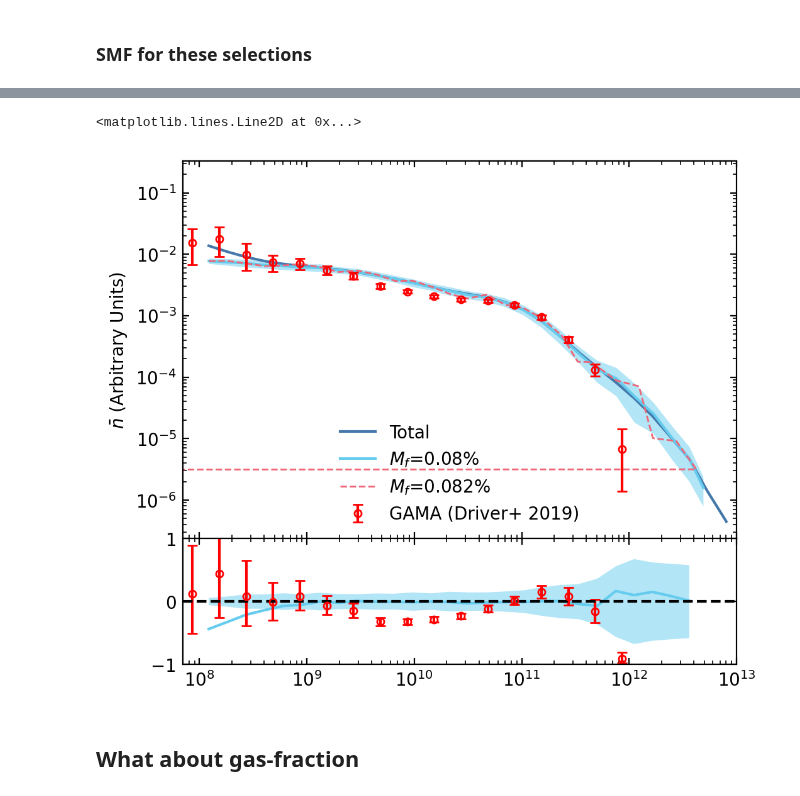
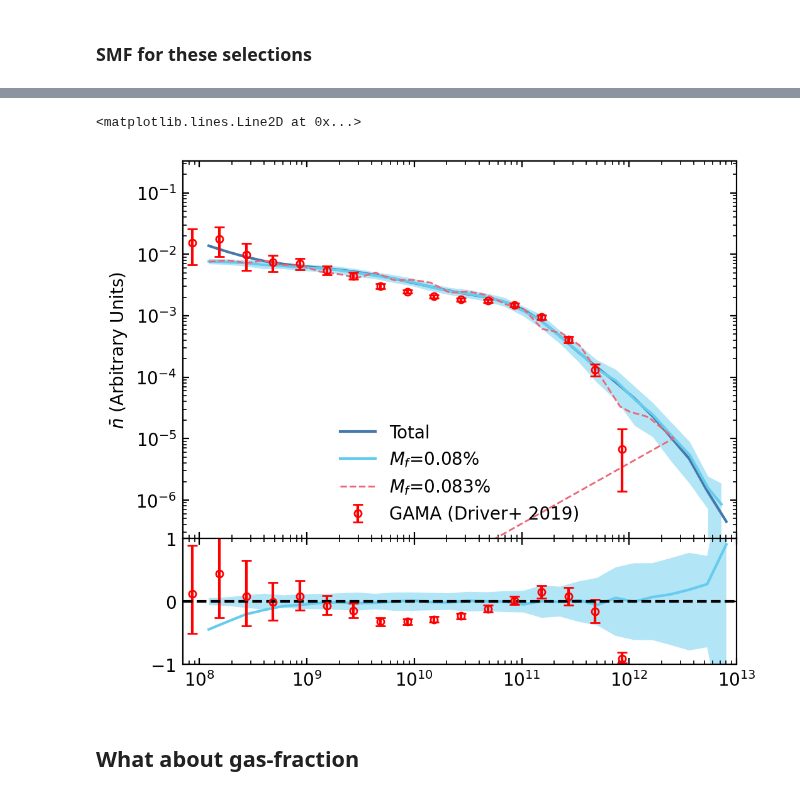
Before and after one commit to fgmaion/MTNG-resims, a Jupyter notebook: Notebooks/estimate_halo_number_DM-MTNG.ipynb, the cells around one changed output, grey strips where cells are left out. Saved outputs shown, nothing was run; the diff lists cells and outputs as text; code cells hidden in the pictures.

```diff
--- a/Notebooks/estimate_halo_number_DM-MTNG.ipynb
+++ b/Notebooks/estimate_halo_number_DM-MTNG.ipynb
@@ -60,3 +60,4 @@ mtng_dm = bacco.Simulation(basedir=basedir, halo_file="groups_265/fof_subhalo_ta
 # %%
 mtng = bacco.utils.load_MTNG(adr="/cosmos_storage/simulations/MTNG/", snap=264)
+mtng.fof['halo_pos'][:,0] = ( mtng.fof['halo_pos'][:,0] - 125 ) % 500
 # %% [output]
@@ -247,11 +275,11 @@ ax1.plot(mean_mstar, mean_smf, color=colors[1], label='$M_f$={:.2f}%'.format(100
 
 ax1.fill_between(mean_mstar, mean_smf-err_smf, mean_smf+err_smf, color=colors[1], alpha=0.5, edgecolor=None)
 
-#for i in range(35,40):
+# for i in range(25,30):
 #   ax1.plot(ens_mstar[i], ens_smf[i])
 
-ax1.plot(ens_mstar[39], ens_smf[39], color=colors[4], ls='--', label='$M_f$={:.3f}%'.format(100*mfrac[26]), lw=1)
-#ax1.plot(ens_mstar[8], ens_smf[8], color=colors[4], ls='--', label='$M_f$={:.3f}%'.format(100*mfrac[8]), lw=1)
+ax1.plot(ens_mstar[28][:-2], ens_smf[28][:-2], color=colors[4], ls='--', label='$M_f$={:.3f}%'.format(100*mfrac[28]), lw=1)
+# ax1.plot(ens_mstar[8], ens_smf[8], color=colors[4], ls='--', label='$M_f$={:.3f}%'.format(100*mfrac[8]), lw=1)
 # ax1.plot(ens_mstar[87], ens_smf[87], color=colors[2], ls='--', label='$M_f$={:.3f}%'.format(100*mfrac[87]), lw=1)
 # ax1.plot(ens_mstar[92], ens_smf[92], color=colors[4], ls='--', label='$M_f$={:.3f}%'.format(100*mfrac[92]), lw=1)
 
@@ -260,34 +288,34 @@ ax1.errorbar(GAMA_corr[:,0], GAMA_corr[:,1], yerr=[GAMA_corr[:,2], GAMA_corr[:,3
 ax1.legend(loc='lower center')
 
 ax1.set_ylabel('$\\bar{n}$ (Arbitrary Units)')
 ax1.set_xticklabels([])
 
 ax2=fig.add_axes((.1,.1,.8,.2))
 
 ax2.set_xlim(7e7,1e13)
 
 ax2.set_xscale('log')
 
 ax2.plot(smf_total['mstar'], np.interp(smf_total['mstar'], mean_mstar, mean_smf)/smf_total['smf'] - 1, color=colors[1])
 
 ax2.fill_between(smf_total['mstar'], -np.interp(smf_total['mstar'], mean_mstar, err_smf)/smf_total['smf'], np.interp(smf_total['mstar'], mean_mstar, err_smf)/smf_total['smf'], color=colors[1], alpha=0.5, edgecolor=None)
 
 ax2.errorbar(GAMA_corr[:,0], GAMA_corr[:,1]/np.interp(GAMA_corr[:,0], smf_total['mstar'], smf_total['smf']) - 1, yerr=[GAMA_corr[:,2], GAMA_corr[:,3]]/np.interp(GAMA_corr[:,0], smf_total['mstar'], smf_total['smf']),\
  marker='o', color='r', capsize=3, ms=4, fillstyle='none', ls='')
 
 ax2.set_ylim(-1,1)
 ax2.axhline(0, ls='--', color='k')
 
 # ax2.set_ylim(-0.5,0.5)
 
 # #ax2.fill_between(centers, -0.05,0.05, color='gray', alpha=0.1)
 # #ax2.fill_between(centers, -0.1,0.1, color='gray', alpha=0.1)
 
 # ax2.set_ylabel('$\log_{10}(\\bar{n}/\\bar{n}_T)$')
 # ax2.set_xlabel('$M_*[M_{\odot}/h]$')
 # %% [output]
 <matplotlib.lines.Line2D at 0x...>
-[figure, old version]
+[figure, new version]
 # %% [markdown]
 ## What about gas-fraction
 # %%
```
Also changed, not shown: parts of 36 cells of this notebook.
